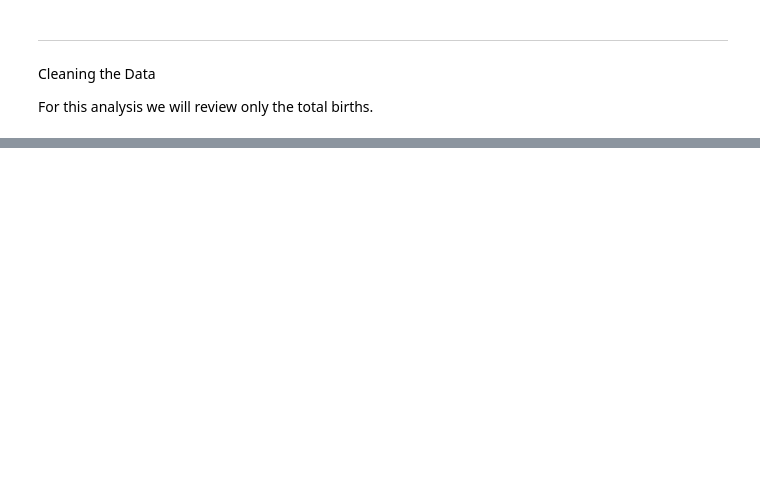
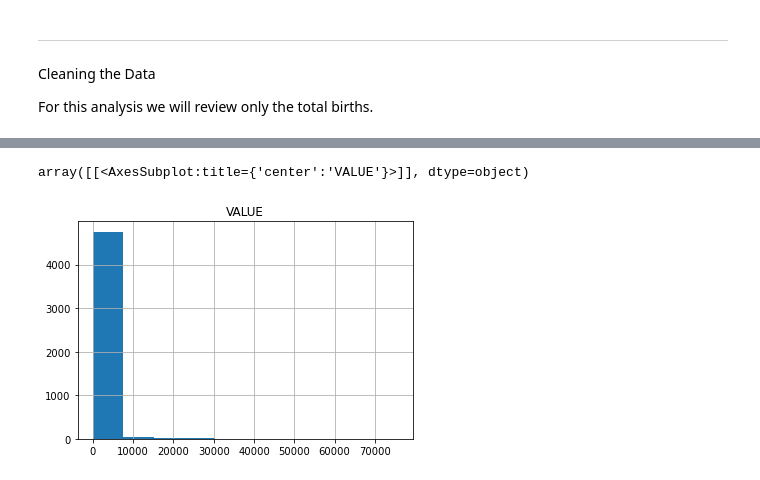
Before and after one commit to VCurry20/PDARandomData, a Jupyter notebook: Data Analysis Project.ipynb, the cells around one changed output, grey strips where cells are left out. Cells and saved outputs as stored; diff of their text form; code cells hidden in the pictures; blank space fills up the shorter version.

```diff
--- a/Data Analysis Project.ipynb
+++ b/Data Analysis Project.ipynb
@@ -709 +740,6 @@ dtypes: float64(1), int64(3), object(6)
 memory usage: 515.0+ KB
+# %%
+df.hist('VALUE')
+# %% [output]
+array([[<AxesSubplot:title={'center':'VALUE'}>]], dtype=object)
+[figure, added]
```
Also changed, not shown: parts of 9 cells of this notebook, 2 other files.
